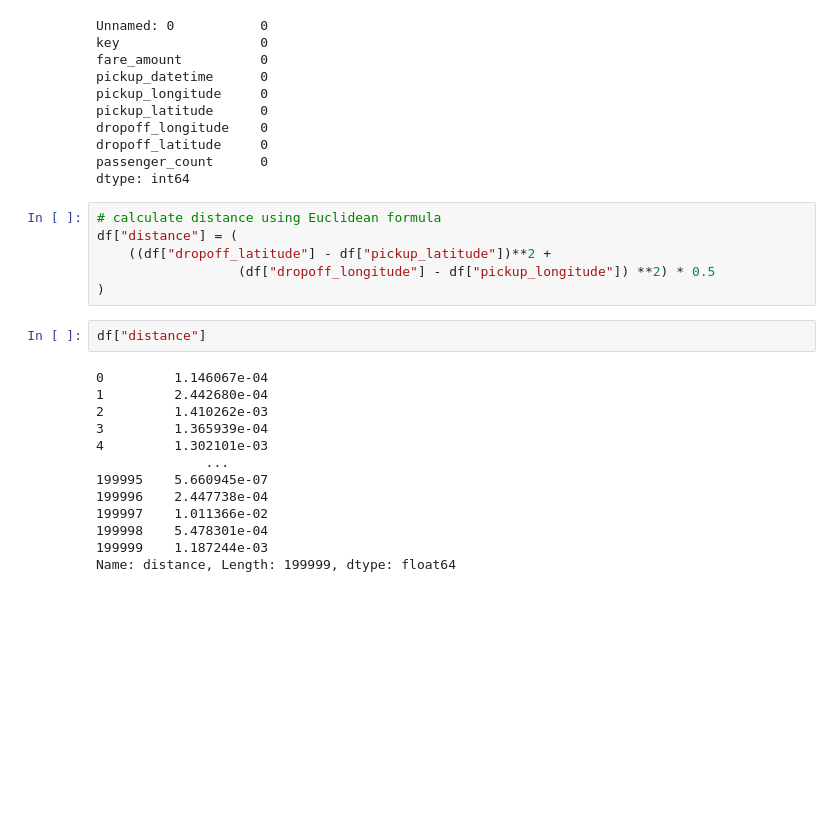
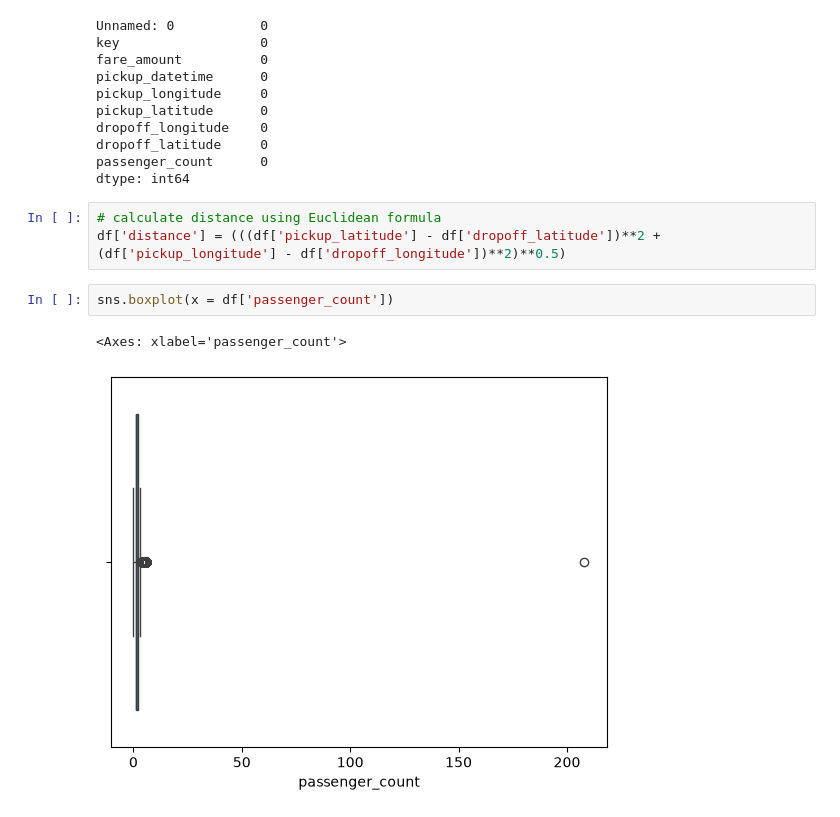
Before and after one commit to Pratik0-0/lp3, a Jupyter notebook: uberRide.ipynb, the cells around one changed output. Cells and saved outputs as stored; diff of their text form; blank space fills up the shorter version.

```diff
--- a/uberRide.ipynb
+++ b/uberRide.ipynb
@@ -98,25 +91,12 @@ passenger_count      0
 dtype: int64
 # %%
 # calculate distance using Euclidean formula
-df["distance"] = (
-    ((df["dropoff_latitude"] - df["pickup_latitude"])**2 +
-                  (df["dropoff_longitude"] - df["pickup_longitude"]) **2) * 0.5
-)
+df['distance'] = (((df['pickup_latitude'] - df['dropoff_latitude'])**2 + (df['pickup_longitude'] - df['dropoff_longitude'])**2)**0.5)
 # %%
-df["distance"]
+sns.boxplot(x = df['passenger_count'])
 # %% [output]
-0         1.146067e-04
-1         2.442680e-04
-2         1.410262e-03
-3         1.365939e-04
-4         1.302101e-03
-              ...
-199995    5.660945e-07
-199996    2.447738e-04
-199997    1.011366e-02
-199998    5.478301e-04
-199999    1.187244e-03
-Name: distance, Length: 199999, dtype: float64
+<Axes: xlabel='passenger_count'>
+[figure, added]
 # %%
 # calculate fare, passenger count and distance
 
```
Also changed, not shown: parts of 41 cells of this notebook, 2 other files.
